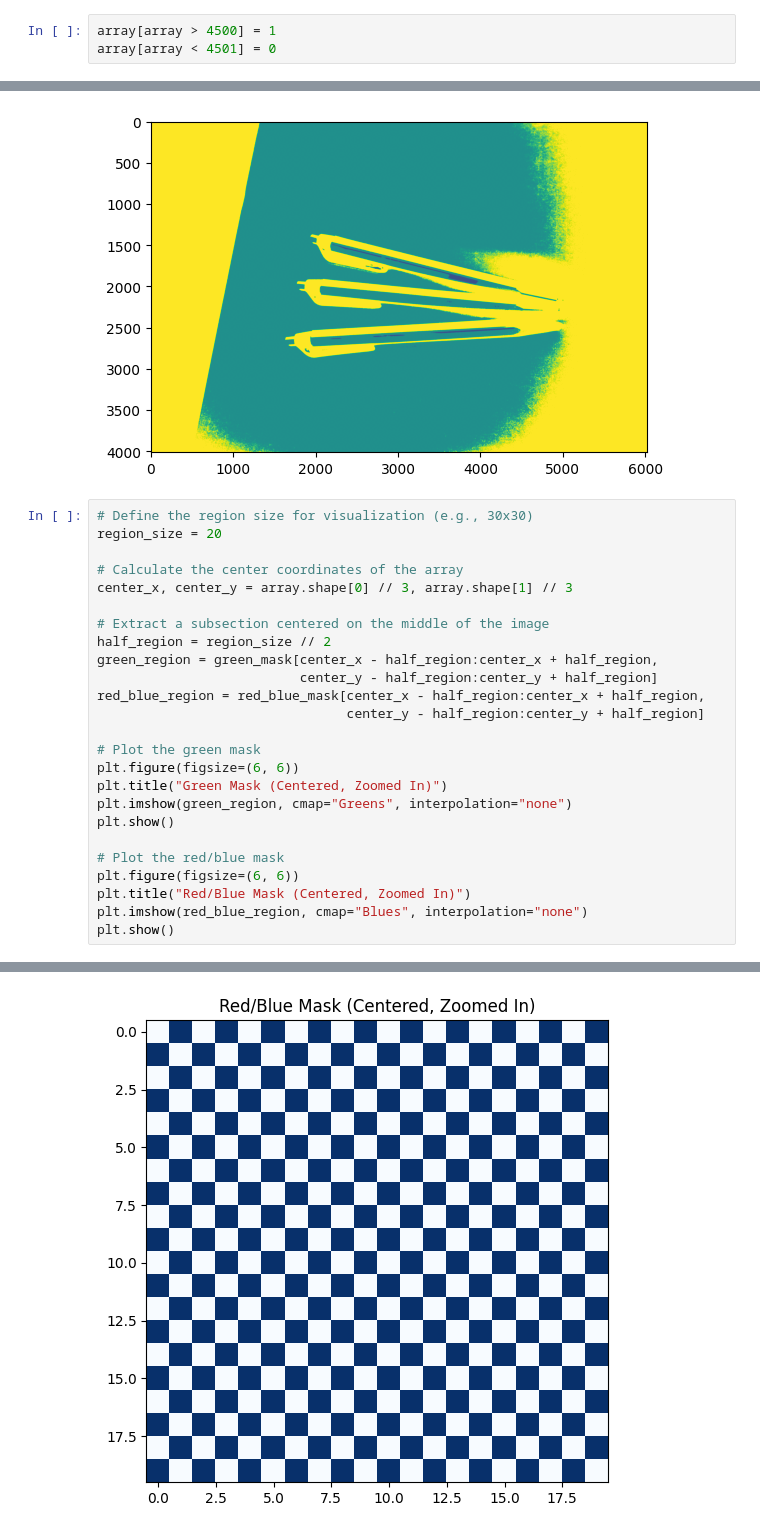
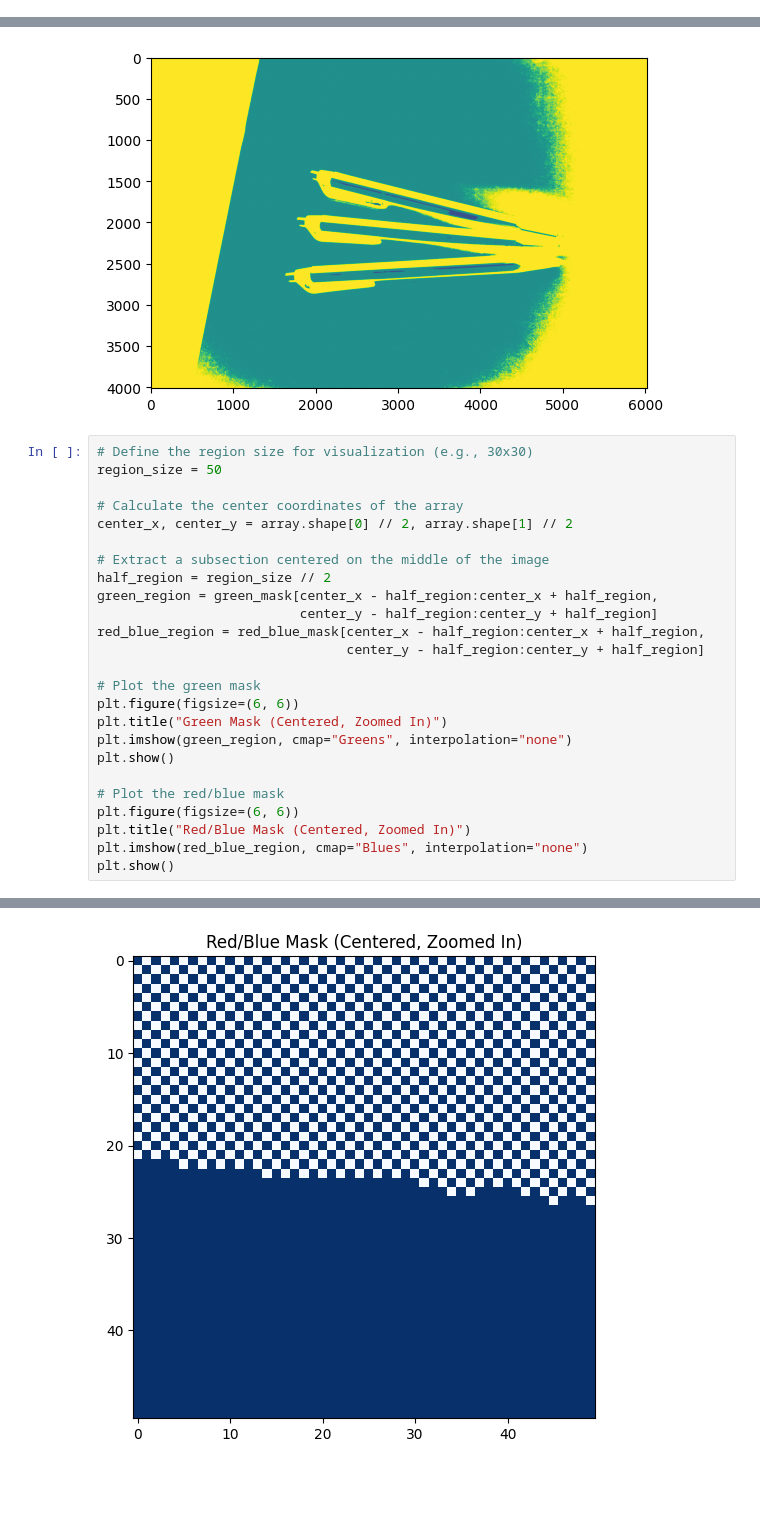
Before and after one commit to mahdi-darvish/CVPorj, a Jupyter notebook: Ex2/Group/exercise02-group.ipynb, the cells around one changed output, grey strips where cells are left out. Cells and saved outputs as stored; diff of their text form; blank space fills up the shorter version.

Commit message:
visualized different colors

```diff
--- a/Ex2/Group/exercise02-group.ipynb
+++ b/Ex2/Group/exercise02-group.ipynb
@@ -45,9 +49,6 @@ plt.plot(pdfx, pdfy)
 # %% [output]
 [<matplotlib.lines.Line2D at 0x...>]
 [figure]
-# %%
-array[array > 4500] = 1
-array[array < 4501] = 0
 # %%
 green_mask = (array > 4500).astype(int)
 red_blue_mask = (array <= 4500).astype(int)
@@ -63,10 +64,10 @@ plt.imshow(red_blue_mask)
 [figure]
 # %%
 # Define the region size for visualization (e.g., 30x30)
-region_size = 20
+region_size = 50
 
 # Calculate the center coordinates of the array
-center_x, center_y = array.shape[0] // 3, array.shape[1] // 3
+center_x, center_y = array.shape[0] // 2, array.shape[1] // 2
 
 # Extract a subsection centered on the middle of the image
 half_region = region_size // 2
@@ -91 +92 @@ plt.show()
-[figure, old version]
+[figure, new version]
```
Also changed, not shown: parts of 6 cells of this notebook.
